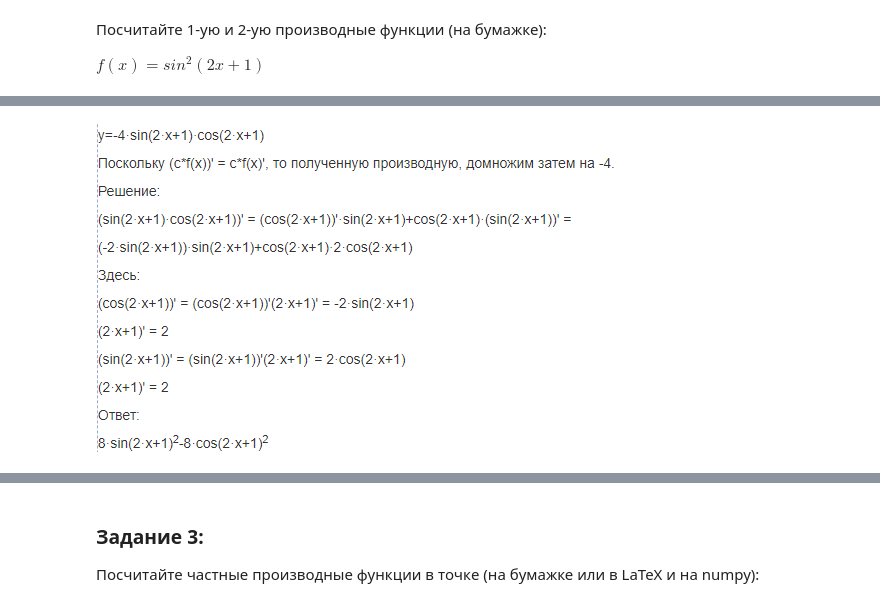
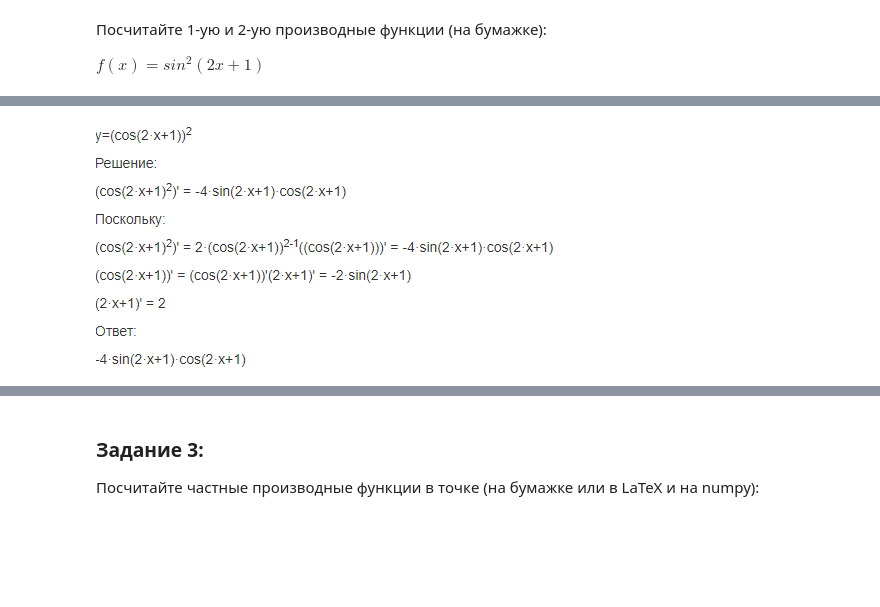
Before and after one commit to erepkin/PYDA_homeworks, a Jupyter notebook: III Статистика в Python/18 - Производная и градиентный спуск/homework-2.ipynb, the cells around one changed output, grey strips where cells are left out. Cells and saved outputs as stored; diff of their text form; code cells hidden in the pictures; blank space fills up the shorter version.

```diff
--- a/III Статистика в Python/18 - Производная и градиентный спуск/homework-2.ipynb
+++ b/III Статистика в Python/18 - Производная и градиентный спуск/homework-2.ipynb
@@ -51,2 +50,4 @@ $f(x) = sin^2(2x+1)$
-# %% [markdown]
-![image.png](attachment:image.png)
+# %%
+Image.open("stat_hw_2_1.png")
+# %% [output]
+[figure, added]
```
Also changed, not shown: parts of 5 cells of this notebook, 3 other files.
